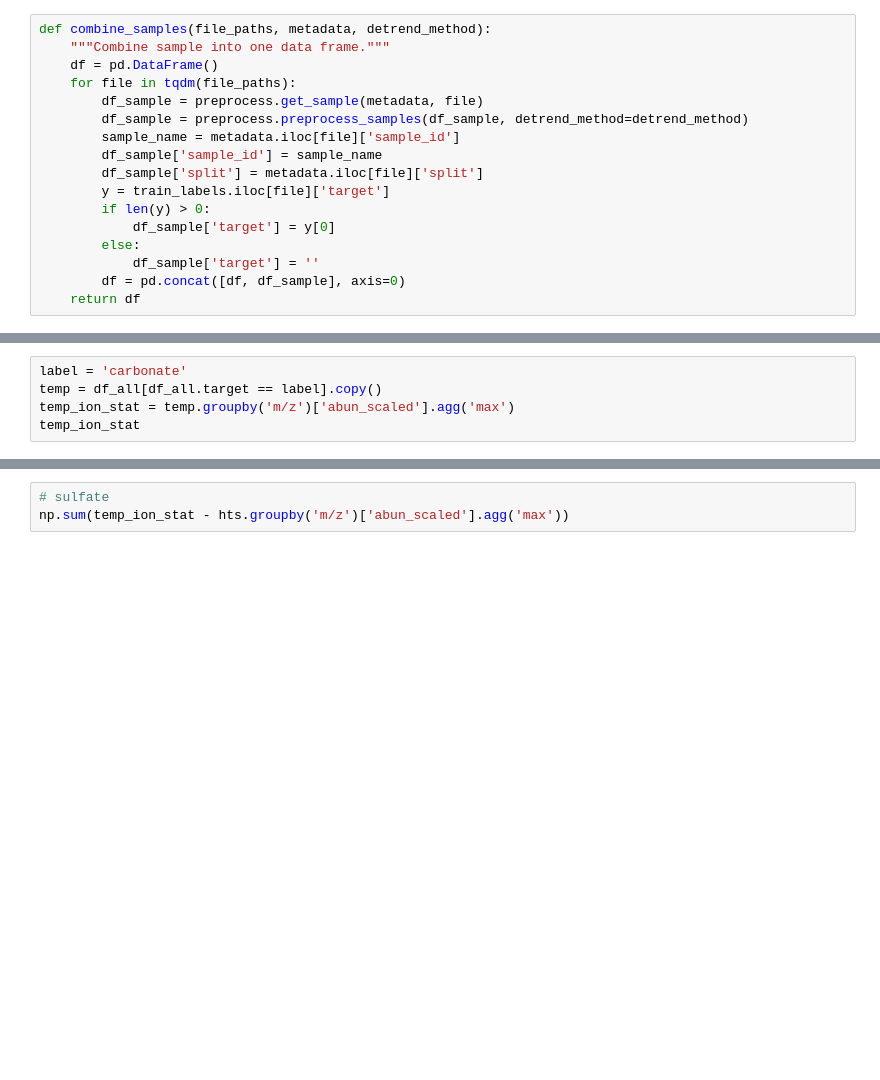
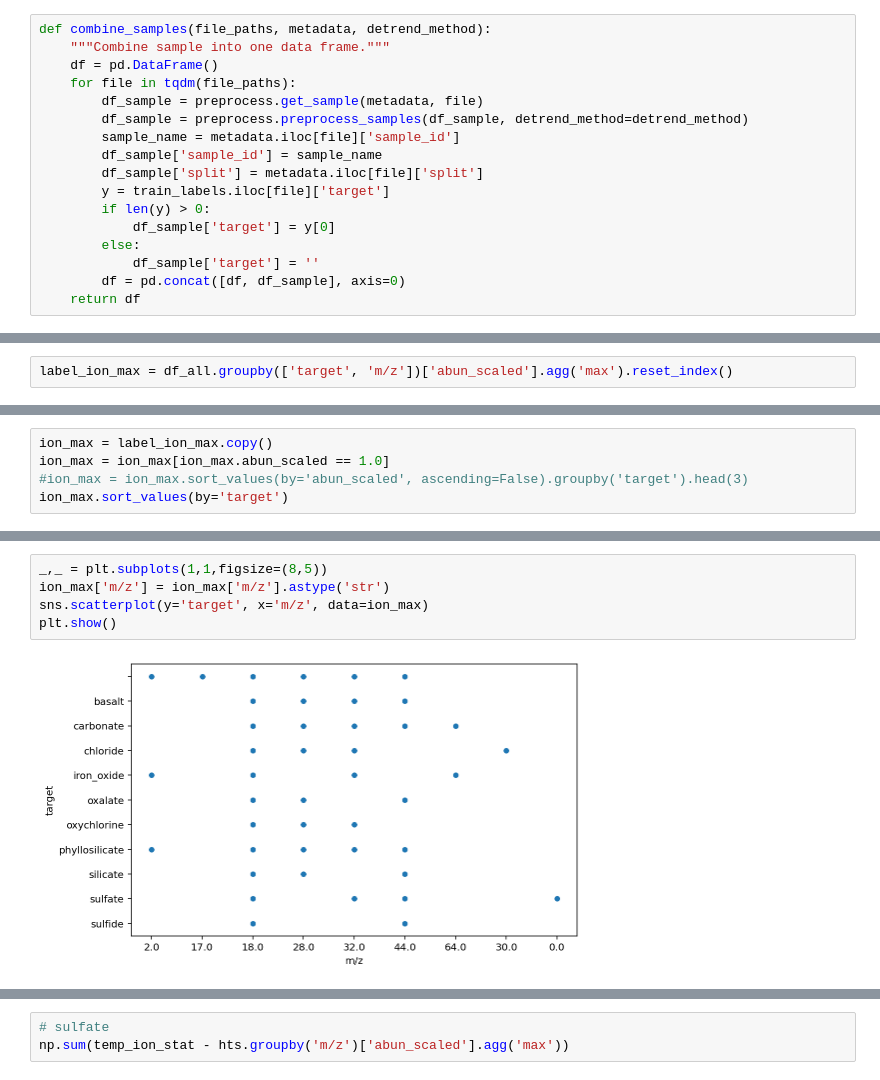
Before and after one commit to itacdonev/MarsSpectrometry, a Jupyter notebook: notebooks/eda.ipynb, the cells around one changed output, grey strips where cells are left out. Drawn from its saved outputs; the diff is of its cells as text; blank space fills up the shorter version.

```diff
--- a/notebooks/eda.ipynb
+++ b/notebooks/eda.ipynb
@@ -439,5 +441,2 @@ def label_mra_ion(df_all, target_labels_list):
 # %%
-label = 'carbonate'
-temp = df_all[df_all.target == label].copy()
-temp_ion_stat = temp.groupby('m/z')['abun_scaled'].agg('max')
-temp_ion_stat
+label_ion_max = df_all.groupby(['target', 'm/z'])['abun_scaled'].agg('max').reset_index()
@@ -457,0 +459,5 @@ Name: abun_scaled, Length: 99, dtype: float64
+# %%
+ion_max = label_ion_max.copy()
+ion_max = ion_max[ion_max.abun_scaled == 1.0]
+#ion_max = ion_max.sort_values(by='abun_scaled', ascending=False).groupby('target').head(3)
+ion_max.sort_values(by='target')
@@ -457,0 +482,7 @@ Name: abun_scaled, Length: 99, dtype: float64
+# %%
+_,_ = plt.subplots(1,1,figsize=(8,5))
+ion_max['m/z'] = ion_max['m/z'].astype('str')
+sns.scatterplot(y='target', x='m/z', data=ion_max)
+plt.show()
+# %% [output]
+[figure, added]
```
Also changed, not shown: parts of 15 cells of this notebook.
